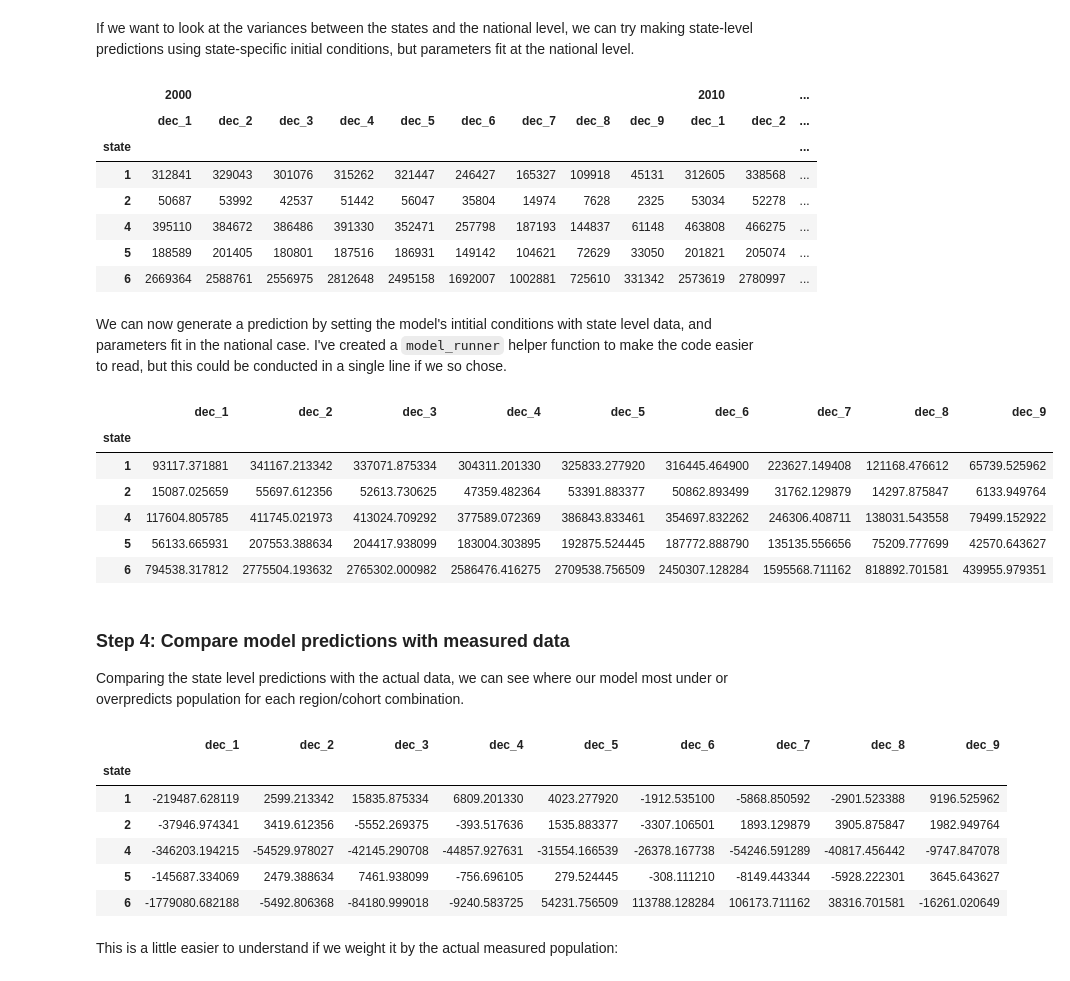
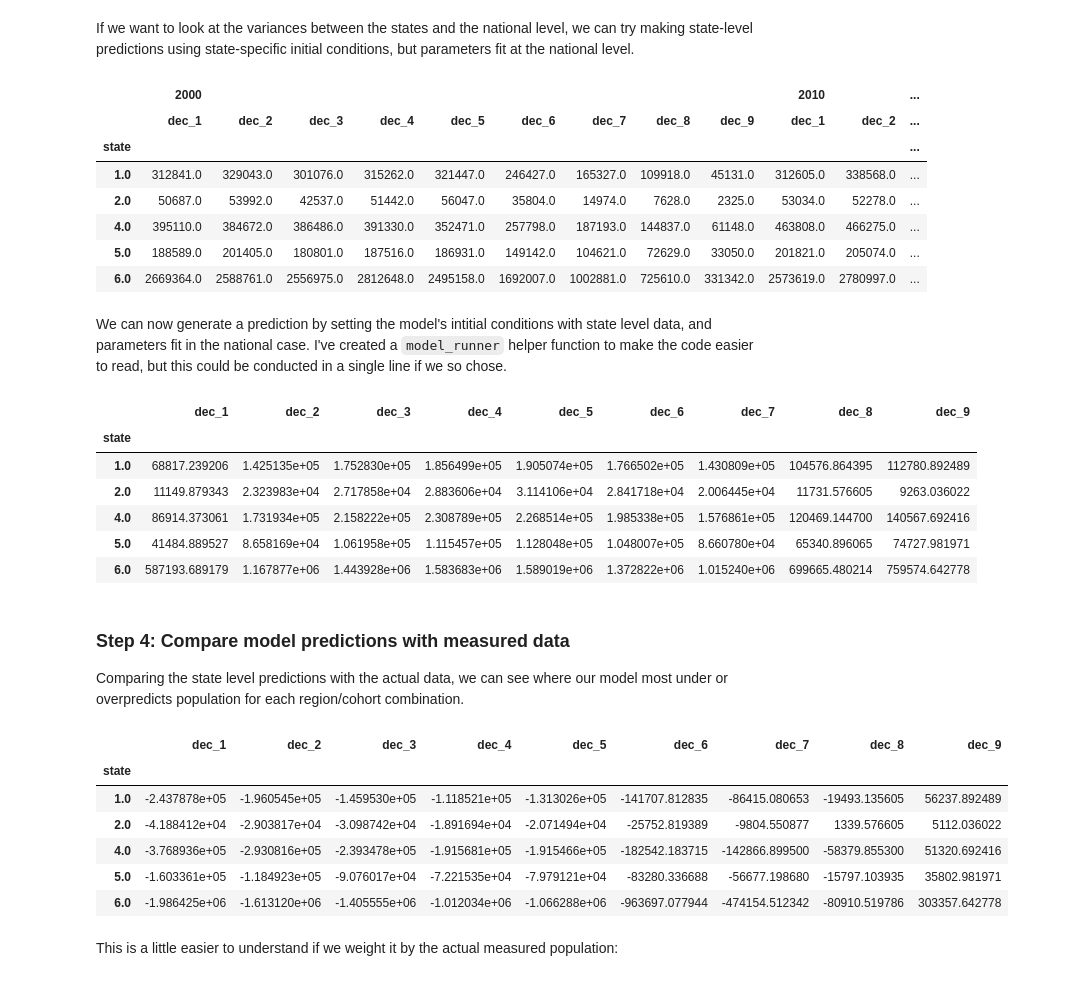
Before and after one commit to SDXorg/PySD-Cookbook, a Jupyter notebook: source/analyses/geo/Exploring_models_across_geographic_scales.ipynb, the cells around one changed output. Cells and saved outputs as stored; diff of their text form; code cells hidden in the pictures.

```diff
--- a/source/analyses/geo/Exploring_models_across_geographic_scales.ipynb
+++ b/source/analyses/geo/Exploring_models_across_geographic_scales.ipynb
@@ -149,36 +149,41 @@ model.run(params=country_level_fit_params,
 # %% [markdown]
 If we want to look at the variances between the states and the national level, we can try making state-level predictions using state-specific initial conditions, but parameters fit at the national level.
 # %%
-states = data.sum(level=0)
+states = data.groupby(level=0).sum()
 states.head()
 # %% [output]
 |  | 2000 |  |  |  |  |  |  |  |  | 2010 |  | ... |
 |  | dec_1 | dec_2 | dec_3 | dec_4 | dec_5 | dec_6 | dec_7 | dec_8 | dec_9 | dec_1 | dec_2 | ... |
 | state |  |  |  |  |  |  |  |  |  |  |  | ... |
-| 1 | 312841 | 329043 | 301076 | 315262 | 321447 | 246427 | 165327 | 109918 | 45131 | 312605 | 338568 | ... |
-| 2 | 50687 | 53992 | 42537 | 51442 | 56047 | 35804 | 14974 | 7628 | 2325 | 53034 | 52278 | ... |
-| 4 | 395110 | 384672 | 386486 | 391330 | 352471 | 257798 | 187193 | 144837 | 61148 | 463808 | 466275 | ... |
-| 5 | 188589 | 201405 | 180801 | 187516 | 186931 | 149142 | 104621 | 72629 | 33050 | 201821 | 205074 | ... |
-| 6 | 2669364 | 2588761 | 2556975 | 2812648 | 2495158 | 1692007 | 1002881 | 725610 | 331342 | 2573619 | 2780997 | ... |
+| 1.0 | 312841.0 | 329043.0 | 301076.0 | 315262.0 | 321447.0 | 246427.0 | 165327.0 | 109918.0 | 45131.0 | 312605.0 | 338568.0 | ... |
+| 2.0 | 50687.0 | 53992.0 | 42537.0 | 51442.0 | 56047.0 | 35804.0 | 14974.0 | 7628.0 | 2325.0 | 53034.0 | 52278.0 | ... |
+| 4.0 | 395110.0 | 384672.0 | 386486.0 | 391330.0 | 352471.0 | 257798.0 | 187193.0 | 144837.0 | 61148.0 | 463808.0 | 466275.0 | ... |
+| 5.0 | 188589.0 | 201405.0 | 180801.0 | 187516.0 | 186931.0 | 149142.0 | 104621.0 | 72629.0 | 33050.0 | 201821.0 | 205074.0 | ... |
+| 6.0 | 2669364.0 | 2588761.0 | 2556975.0 | 2812648.0 | 2495158.0 | 1692007.0 | 1002881.0 | 725610.0 | 331342.0 | 2573619.0 | 2780997.0 | ... |
 # %% [markdown]
 We can now generate a prediction by setting the model's intitial conditions with state level data, and parameters fit in the national case. I've created a `model_runner` helper function to make the code easier to read, but this could be conducted in a single line if we so chose.
 # %%
 def model_runner(row):
     result = model.run(params=country_level_fit_params,
-                       initial_condition=(2000,row['2000']),
-                       return_timestamps=2010)
+                       initial_condition=(2000, row['2000']),
+                       return_timestamps=2010,
+                       return_columns=[
+                           "dec_1", "dec_2", "dec_3",
+                           "dec_4", "dec_5", "dec_6",
+                           "dec_7", "dec_8", "dec_9"
+                       ])
     return result.loc[2010]
 
 state_predictions = states.apply(model_runner, axis=1)
 state_predictions.head()
 # %% [output]
 |  | dec_1 | dec_2 | dec_3 | dec_4 | dec_5 | dec_6 | dec_7 | dec_8 | dec_9 |
 | state |  |  |  |  |  |  |  |  |  |
-| 1 | 93117.371881 | 341167.213342 | 337071.875334 | 304311.201330 | 325833.277920 | 316445.464900 | 223627.149408 | 121168.476612 | 65739.525962 |
-| 2 | 15087.025659 | 55697.612356 | 52613.730625 | 47359.482364 | 53391.883377 | 50862.893499 | 31762.129879 | 14297.875847 | 6133.949764 |
-| 4 | 117604.805785 | 411745.021973 | 413024.709292 | 377589.072369 | 386843.833461 | 354697.832262 | 246306.408711 | 138031.543558 | 79499.152922 |
-| 5 | 56133.665931 | 207553.388634 | 204417.938099 | 183004.303895 | 192875.524445 | 187772.888790 | 135135.556656 | 75209.777699 | 42570.643627 |
-| 6 | 794538.317812 | 2775504.193632 | 2765302.000982 | 2586476.416275 | 2709538.756509 | 2450307.128284 | 1595568.711162 | 818892.701581 | 439955.979351 |
+| 1.0 | 68817.239206 | 1.425135e+05 | 1.752830e+05 | 1.856499e+05 | 1.905074e+05 | 1.766502e+05 | 1.430809e+05 | 104576.864395 | 112780.892489 |
+| 2.0 | 11149.879343 | 2.323983e+04 | 2.717858e+04 | 2.883606e+04 | 3.114106e+04 | 2.841718e+04 | 2.006445e+04 | 11731.576605 | 9263.036022 |
+| 4.0 | 86914.373061 | 1.731934e+05 | 2.158222e+05 | 2.308789e+05 | 2.268514e+05 | 1.985338e+05 | 1.576861e+05 | 120469.144700 | 140567.692416 |
+| 5.0 | 41484.889527 | 8.658169e+04 | 1.061958e+05 | 1.115457e+05 | 1.128048e+05 | 1.048007e+05 | 8.660780e+04 | 65340.896065 | 74727.981971 |
+| 6.0 | 587193.689179 | 1.167877e+06 | 1.443928e+06 | 1.583683e+06 | 1.589019e+06 | 1.372822e+06 | 1.015240e+06 | 699665.480214 | 759574.642778 |
 # %% [markdown]
 ### Step 4: Compare model predictions with measured data
 Comparing the state level predictions with the actual data, we can see where our model most under or overpredicts population for each region/cohort combination.
@@ -188,11 +193,11 @@ diff.head()
 # %% [output]
 |  | dec_1 | dec_2 | dec_3 | dec_4 | dec_5 | dec_6 | dec_7 | dec_8 | dec_9 |
 | state |  |  |  |  |  |  |  |  |  |
-| 1 | -219487.628119 | 2599.213342 | 15835.875334 | 6809.201330 | 4023.277920 | -1912.535100 | -5868.850592 | -2901.523388 | 9196.525962 |
-| 2 | -37946.974341 | 3419.612356 | -5552.269375 | -393.517636 | 1535.883377 | -3307.106501 | 1893.129879 | 3905.875847 | 1982.949764 |
-| 4 | -346203.194215 | -54529.978027 | -42145.290708 | -44857.927631 | -31554.166539 | -26378.167738 | -54246.591289 | -40817.456442 | -9747.847078 |
-| 5 | -145687.334069 | 2479.388634 | 7461.938099 | -756.696105 | 279.524445 | -308.111210 | -8149.443344 | -5928.222301 | 3645.643627 |
-| 6 | -1779080.682188 | -5492.806368 | -84180.999018 | -9240.583725 | 54231.756509 | 113788.128284 | 106173.711162 | 38316.701581 | -16261.020649 |
+| 1.0 | -2.437878e+05 | -1.960545e+05 | -1.459530e+05 | -1.118521e+05 | -1.313026e+05 | -141707.812835 | -86415.080653 | -19493.135605 | 56237.892489 |
+| 2.0 | -4.188412e+04 | -2.903817e+04 | -3.098742e+04 | -1.891694e+04 | -2.071494e+04 | -25752.819389 | -9804.550877 | 1339.576605 | 5112.036022 |
+| 4.0 | -3.768936e+05 | -2.930816e+05 | -2.393478e+05 | -1.915681e+05 | -1.915466e+05 | -182542.183715 | -142866.899500 | -58379.855300 | 51320.692416 |
+| 5.0 | -1.603361e+05 | -1.184923e+05 | -9.076017e+04 | -7.221535e+04 | -7.979121e+04 | -83280.336688 | -56677.198680 | -15797.103935 | 35802.981971 |
+| 6.0 | -1.986425e+06 | -1.613120e+06 | -1.405555e+06 | -1.012034e+06 | -1.066288e+06 | -963697.077944 | -474154.512342 | -80910.519786 | 303357.642778 |
 # %% [markdown]
 This is a little easier to understand if we weight it by the actual measured population:
 # %%
```
Also changed, not shown: parts of 12 cells of this notebook, 52 other files.
